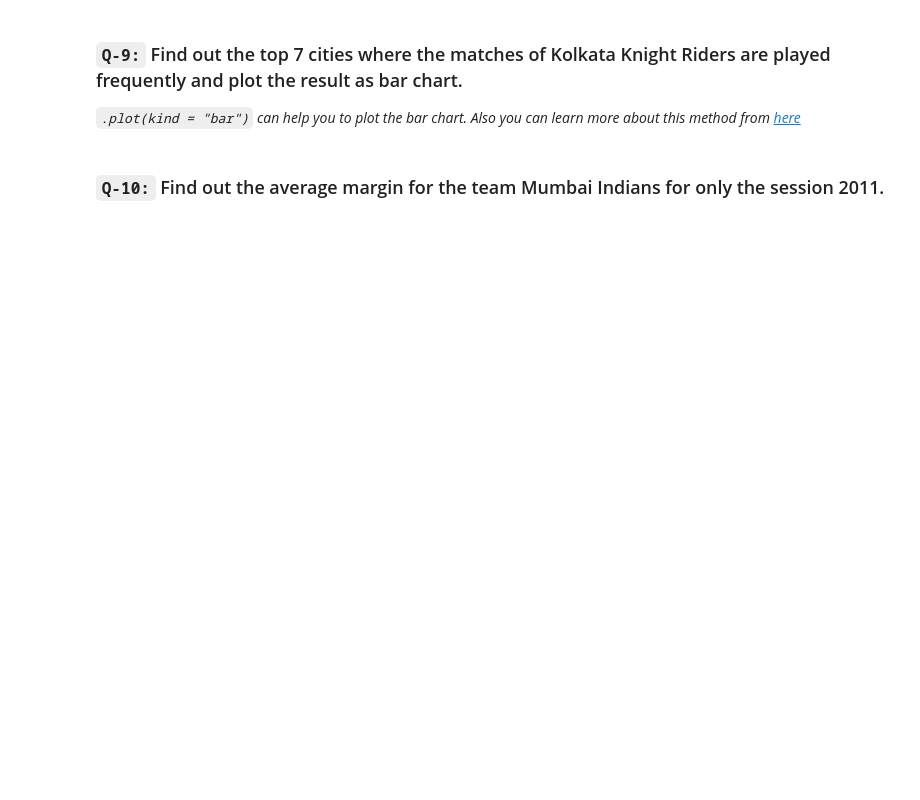
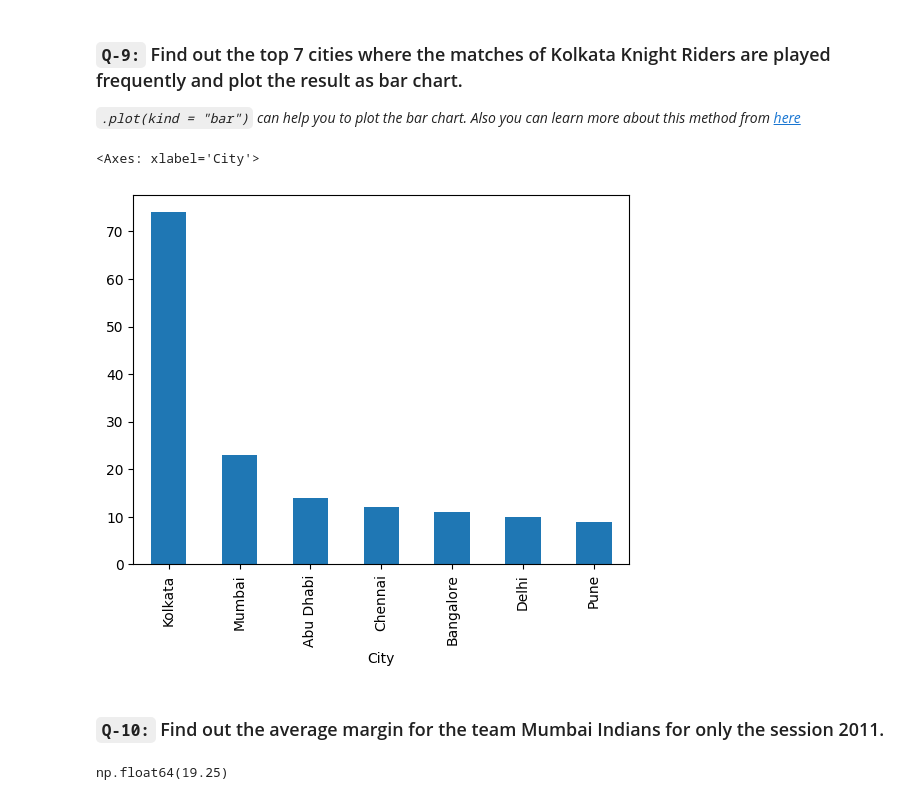
Before and after one commit to ushi-masuka/python-practice, a Jupyter notebook: day1701.ipynb, the cells around one changed output. Saved outputs shown, nothing was run; the diff lists cells and outputs as text; code cells hidden in the pictures; blank space fills up the shorter version.

```diff
--- a/day1701.ipynb
+++ b/day1701.ipynb
@@ -161,2 +235,8 @@ team1_vs_team2('Kolkata Knight Riders','Chennai Super Kings')
+# %%
+kc=ipl.loc[(ipl["Team1"]=="Kolkata Knight Riders")|(ipl["Team2"]=="Kolkata Knight Riders")]["City"].value_counts()
+kc[:7].plot.bar()
+# %% [output]
+<Axes: xlabel='City'>
+[figure, added]
 # %% [markdown]
 ### `Q-10:` Find out the average margin for the team Mumbai Indians for only the session 2011.
@@ -164,0 +243,4 @@ team1_vs_team2('Kolkata Knight Riders','Chennai Super Kings')
+# %%
+ipl.loc[((ipl["Team1"]=="Mumbai Indians")|(ipl["Team2"]=="Mumbai Indians"))& (ipl["Season"]=="2011")]["Margin"].mean()
+# %% [output]
+np.float64(19.25)
```
Also changed, not shown: parts of 14 cells of this notebook, 1 other file.
